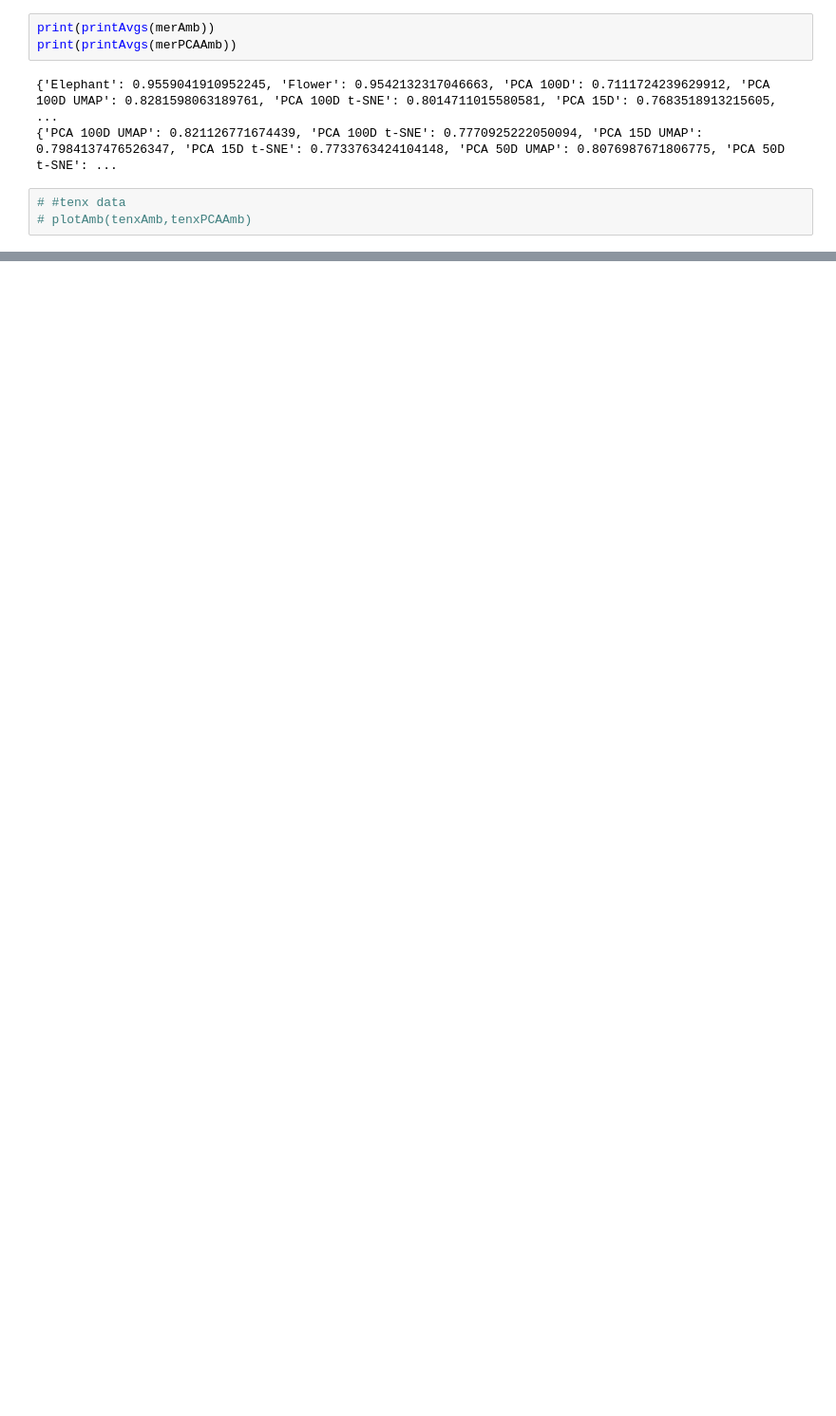
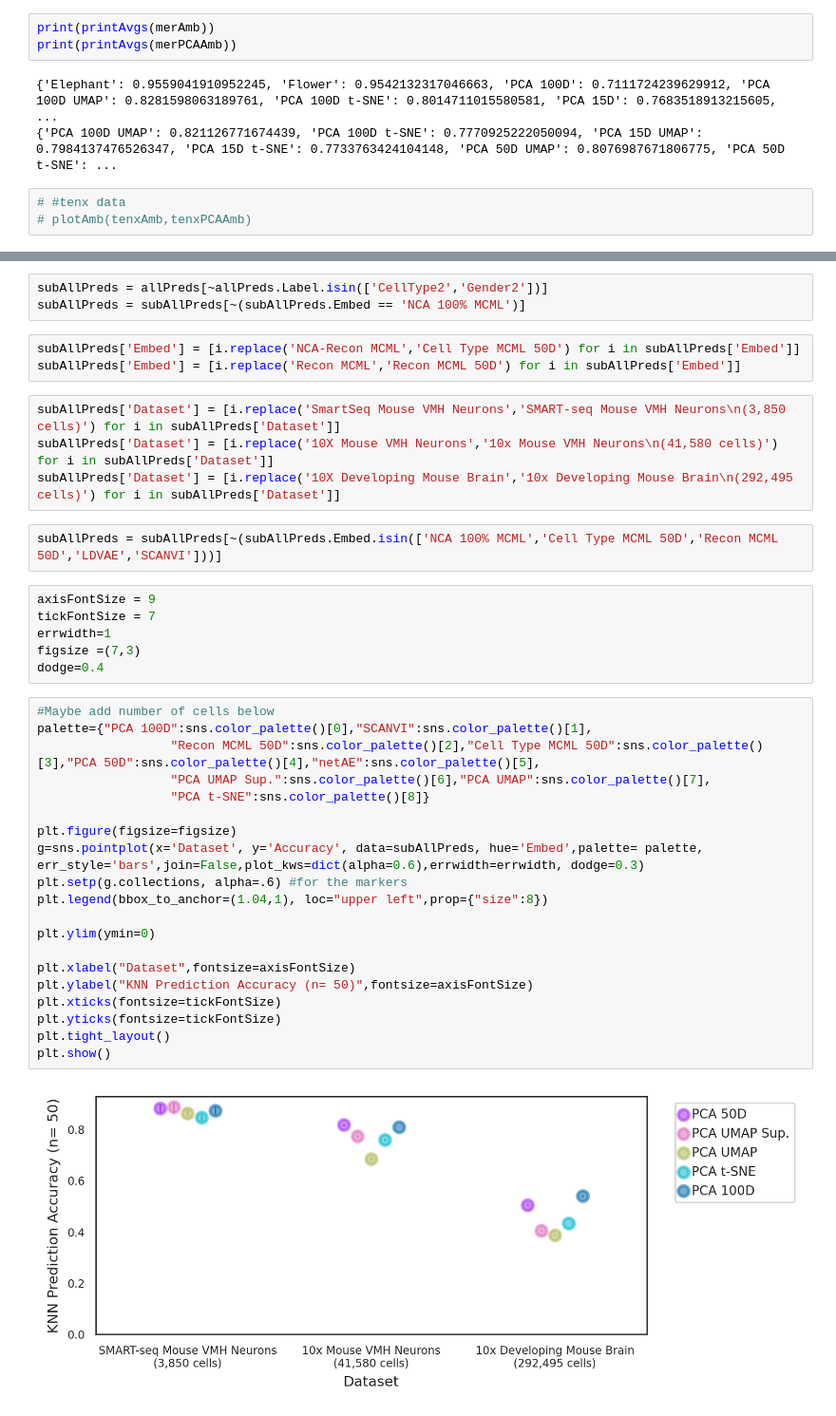
Before and after one commit to pachterlab/CP_2023, a Jupyter notebook: notebooks/combinedFigurePlots.ipynb, the cells around one changed output, grey strips where cells are left out. Shown at 95% size. Drawn from its saved outputs; the diff is of its cells as text; blank space fills up the shorter version.

Commit message:
Add predictions

```diff
--- a/notebooks/combinedFigurePlots.ipynb
+++ b/notebooks/combinedFigurePlots.ipynb
@@ -704,0 +733,40 @@ print(printAvgs(merPCAAmb))
+# %%
+subAllPreds = allPreds[~allPreds.Label.isin(['CellType2','Gender2'])]
+subAllPreds = subAllPreds[~(subAllPreds.Embed == 'NCA 100% MCML')]
+# %%
+subAllPreds['Embed'] = [i.replace('NCA-Recon MCML','Cell Type MCML 50D') for i in subAllPreds['Embed']]
+subAllPreds['Embed'] = [i.replace('Recon MCML','Recon MCML 50D') for i in subAllPreds['Embed']]
+# %%
+subAllPreds['Dataset'] = [i.replace('SmartSeq Mouse VMH Neurons','SMART-seq Mouse VMH Neurons\n(3,850 cells)') for i in subAllPreds['Dataset']]
+subAllPreds['Dataset'] = [i.replace('10X Mouse VMH Neurons','10x Mouse VMH Neurons\n(41,580 cells)') for i in subAllPreds['Dataset']]
+subAllPreds['Dataset'] = [i.replace('10X Developing Mouse Brain','10x Developing Mouse Brain\n(292,495 cells)') for i in subAllPreds['Dataset']]
+# %%
+subAllPreds = subAllPreds[~(subAllPreds.Embed.isin(['NCA 100% MCML','Cell Type MCML 50D','Recon MCML 50D','LDVAE','SCANVI']))]
+# %%
+axisFontSize = 9
+tickFontSize = 7
+errwidth=1
+figsize =(7,3)
+dodge=0.4
+# %%
+#Maybe add number of cells below
+palette={"PCA 100D":sns.color_palette()[0],"SCANVI":sns.color_palette()[1],
+                  "Recon MCML 50D":sns.color_palette()[2],"Cell Type MCML 50D":sns.color_palette()[3],"PCA 50D":sns.color_palette()[4],"netAE":sns.color_palette()[5],
+                  "PCA UMAP Sup.":sns.color_palette()[6],"PCA UMAP":sns.color_palette()[7],
+                  "PCA t-SNE":sns.color_palette()[8]}
+
+plt.figure(figsize=figsize)
+g=sns.pointplot(x='Dataset', y='Accuracy', data=subAllPreds, hue='Embed',palette= palette, err_style='bars',join=False,plot_kws=dict(alpha=0.6),errwidth=errwidth, dodge=0.3)
+plt.setp(g.collections, alpha=.6) #for the markers
+plt.legend(bbox_to_anchor=(1.04,1), loc="upper left",prop={"size":8})
+
+plt.ylim(ymin=0)
+
+plt.xlabel("Dataset",fontsize=axisFontSize)
+plt.ylabel("KNN Prediction Accuracy (n= 50)",fontsize=axisFontSize)
+plt.xticks(fontsize=tickFontSize)
+plt.yticks(fontsize=tickFontSize)
+plt.tight_layout()
+plt.show()
+# %% [output]
+[figure, added]
```
Also changed, not shown: parts of 9 cells of this notebook.
